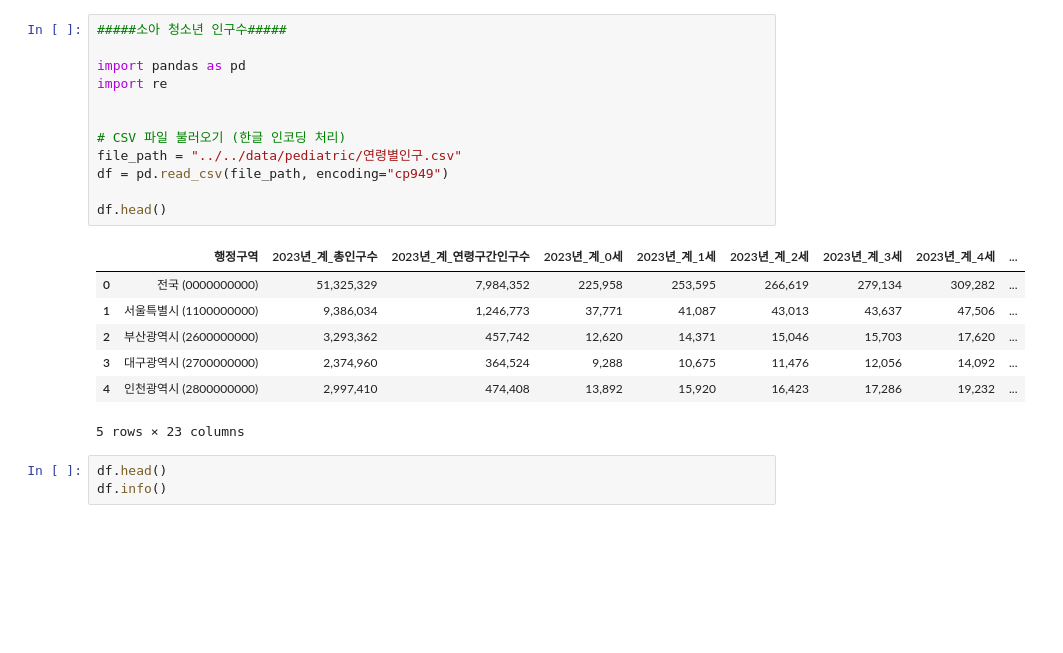
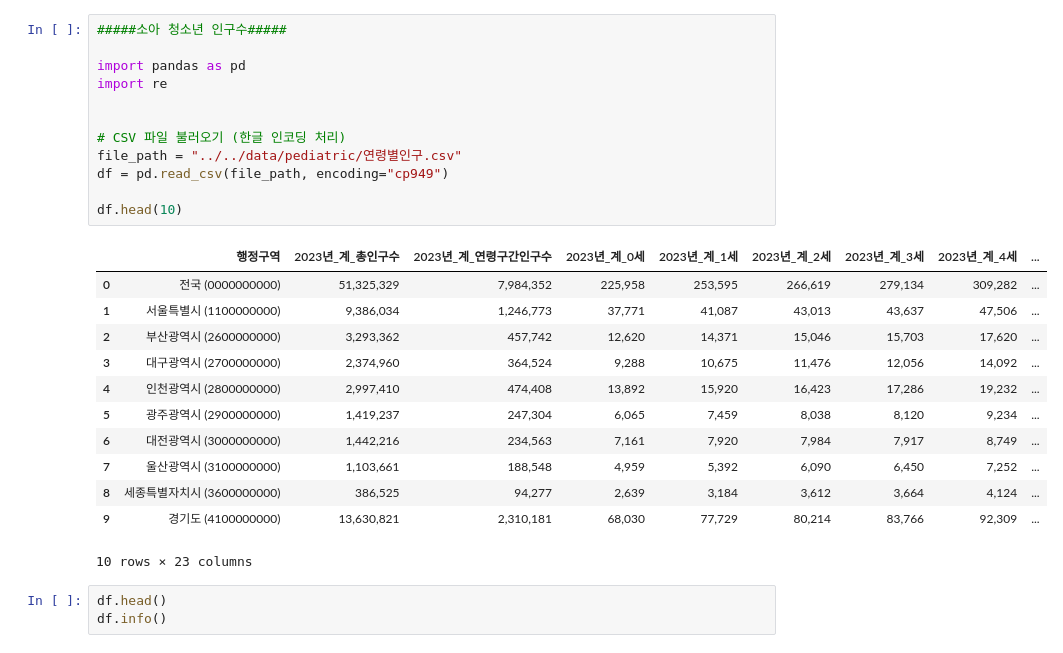
Before and after one commit to 25-SDA-team8/25-SDA-team8, a Jupyter notebook: src/pediatric/processing.ipynb, the cells around one changed output. Drawn from its saved outputs; the diff is of its cells as text; blank space fills up the shorter version.

```diff
--- a/src/pediatric/processing.ipynb
+++ b/src/pediatric/processing.ipynb
@@ -1,23 +1,28 @@
 # %%
 #####소아 청소년 인구수#####
 
 import pandas as pd
 import re
 
 
 # CSV 파일 불러오기 (한글 인코딩 처리)
 file_path = "../../data/pediatric/연령별인구.csv"
 df = pd.read_csv(file_path, encoding="cp949")
 
-df.head()
+df.head(10)
 # %% [output]
 |  | 행정구역 | 2023년_계_총인구수 | 2023년_계_연령구간인구수 | 2023년_계_0세 | 2023년_계_1세 | 2023년_계_2세 | 2023년_계_3세 | 2023년_계_4세 | ... |
 | 0 | 전국 (0000000000) | 51,325,329 | 7,984,352 | 225,958 | 253,595 | 266,619 | 279,134 | 309,282 | ... |
 | 1 | 서울특별시 (1100000000) | 9,386,034 | 1,246,773 | 37,771 | 41,087 | 43,013 | 43,637 | 47,506 | ... |
 | 2 | 부산광역시 (2600000000) | 3,293,362 | 457,742 | 12,620 | 14,371 | 15,046 | 15,703 | 17,620 | ... |
 | 3 | 대구광역시 (2700000000) | 2,374,960 | 364,524 | 9,288 | 10,675 | 11,476 | 12,056 | 14,092 | ... |
 | 4 | 인천광역시 (2800000000) | 2,997,410 | 474,408 | 13,892 | 15,920 | 16,423 | 17,286 | 19,232 | ... |
+| 5 | 광주광역시 (2900000000) | 1,419,237 | 247,304 | 6,065 | 7,459 | 8,038 | 8,120 | 9,234 | ... |
+| 6 | 대전광역시 (3000000000) | 1,442,216 | 234,563 | 7,161 | 7,920 | 7,984 | 7,917 | 8,749 | ... |
+| 7 | 울산광역시 (3100000000) | 1,103,661 | 188,548 | 4,959 | 5,392 | 6,090 | 6,450 | 7,252 | ... |
+| 8 | 세종특별자치시 (3600000000) | 386,525 | 94,277 | 2,639 | 3,184 | 3,612 | 3,664 | 4,124 | ... |
+| 9 | 경기도 (4100000000) | 13,630,821 | 2,310,181 | 68,030 | 77,729 | 80,214 | 83,766 | 92,309 | ... |
-5 rows × 23 columns
+10 rows × 23 columns
 # %%
 df.head()
 df.info()
```
Also changed, not shown: parts of 24 cells of this notebook, 6 other files.
